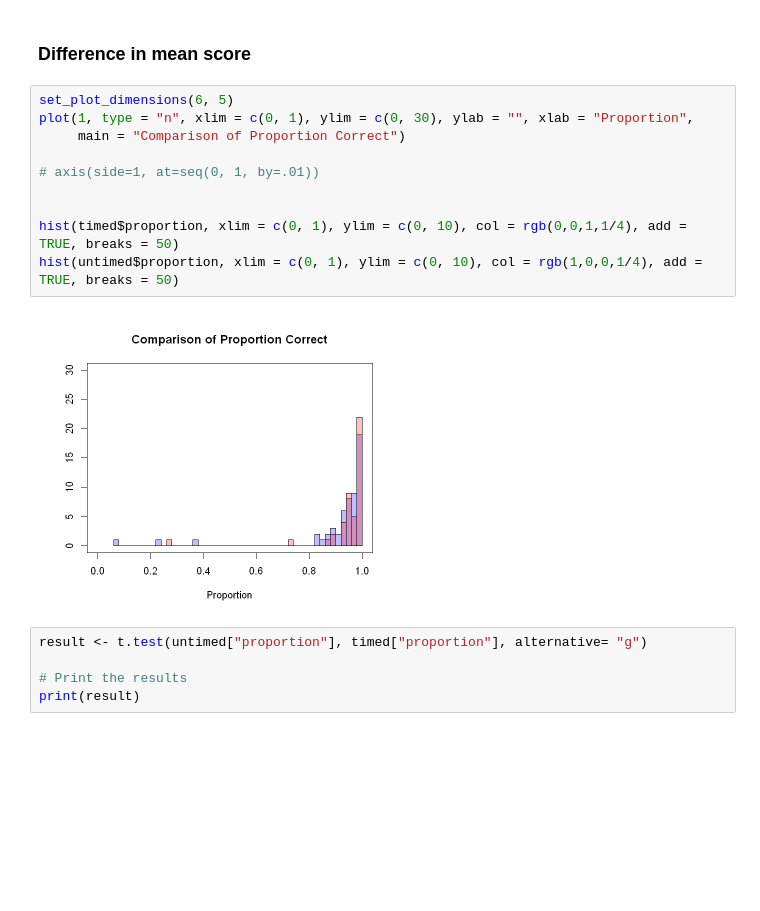
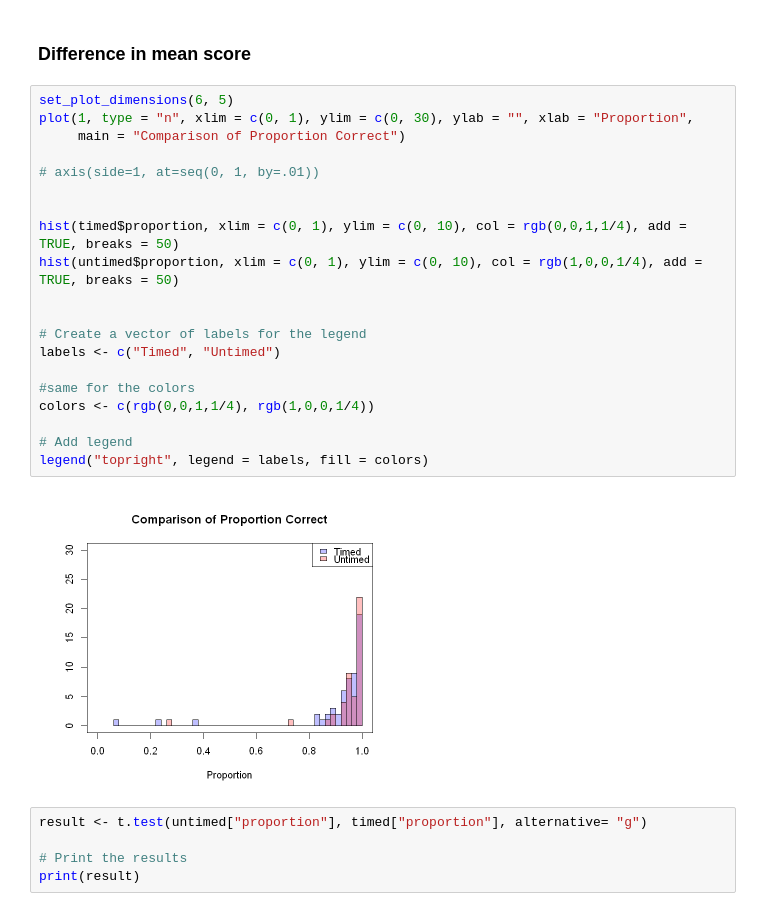
Before and after one commit to SentientPlatypus/time-limit-sim, a Jupyter notebook: notebook.ipynb, the cells around one changed output. Drawn from its saved outputs; the diff is of its cells as text; blank space fills up the shorter version.

```diff
--- a/notebook.ipynb
+++ b/notebook.ipynb
@@ -52,15 +52,25 @@ summary(untimed["proportion"])
 # %%
 set_plot_dimensions(6, 5)
 plot(1, type = "n", xlim = c(0, 1), ylim = c(0, 30), ylab = "", xlab = "Proportion",
      main = "Comparison of Proportion Correct")
 
 # axis(side=1, at=seq(0, 1, by=.01))
 
 
 hist(timed$proportion, xlim = c(0, 1), ylim = c(0, 10), col = rgb(0,0,1,1/4), add = TRUE, breaks = 50)
 hist(untimed$proportion, xlim = c(0, 1), ylim = c(0, 10), col = rgb(1,0,0,1/4), add = TRUE, breaks = 50)
+
+
+# Create a vector of labels for the legend
+labels <- c("Timed", "Untimed")
+
+#same for the colors
+colors <- c(rgb(0,0,1,1/4), rgb(1,0,0,1/4))
+
+# Add legend
+legend("topright", legend = labels, fill = colors)
 # %% [output]
-[figure, old version]
+[figure, new version]
 # %%
 result <- t.test(untimed["proportion"], timed["proportion"], alternative= "g")
 
```
